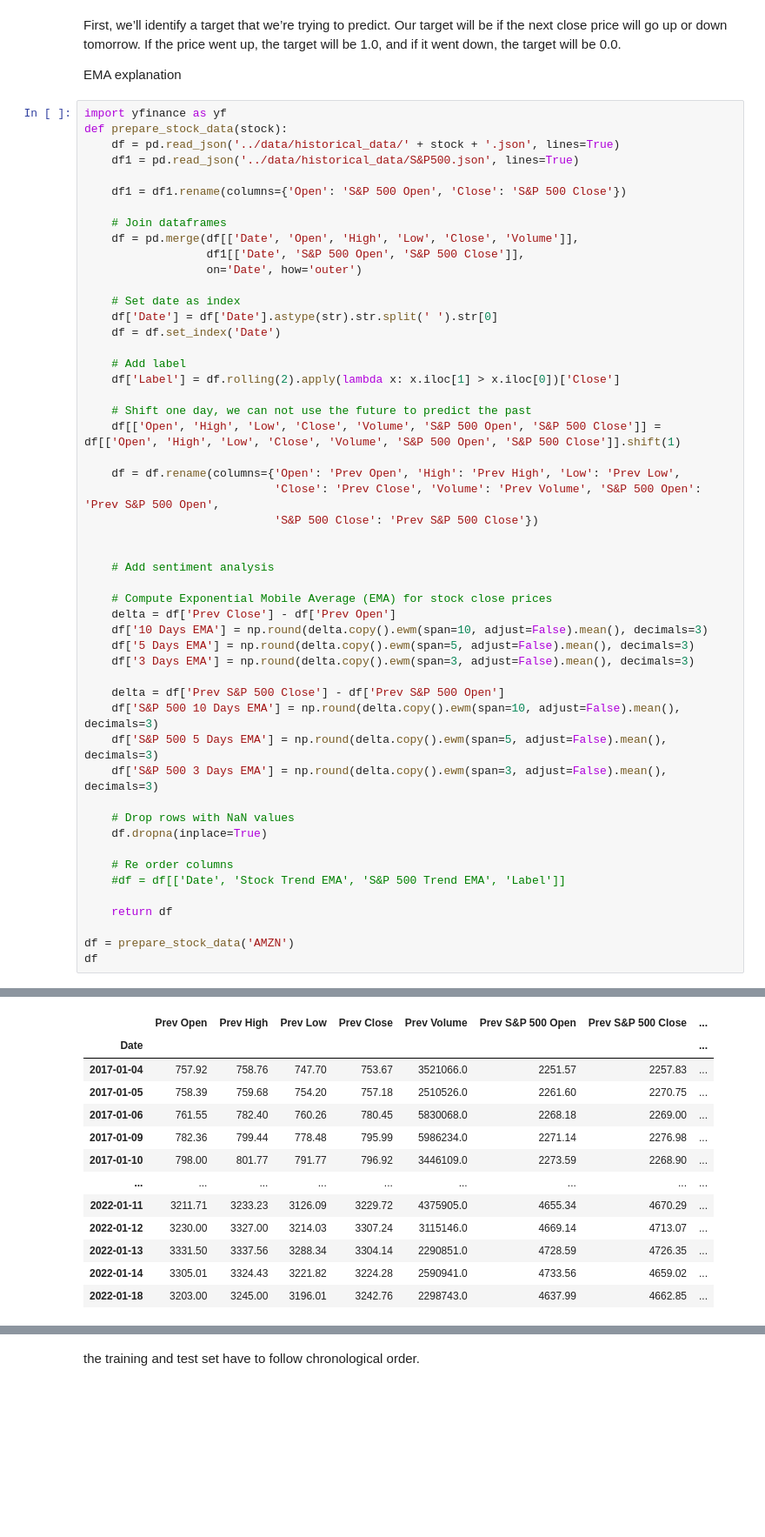
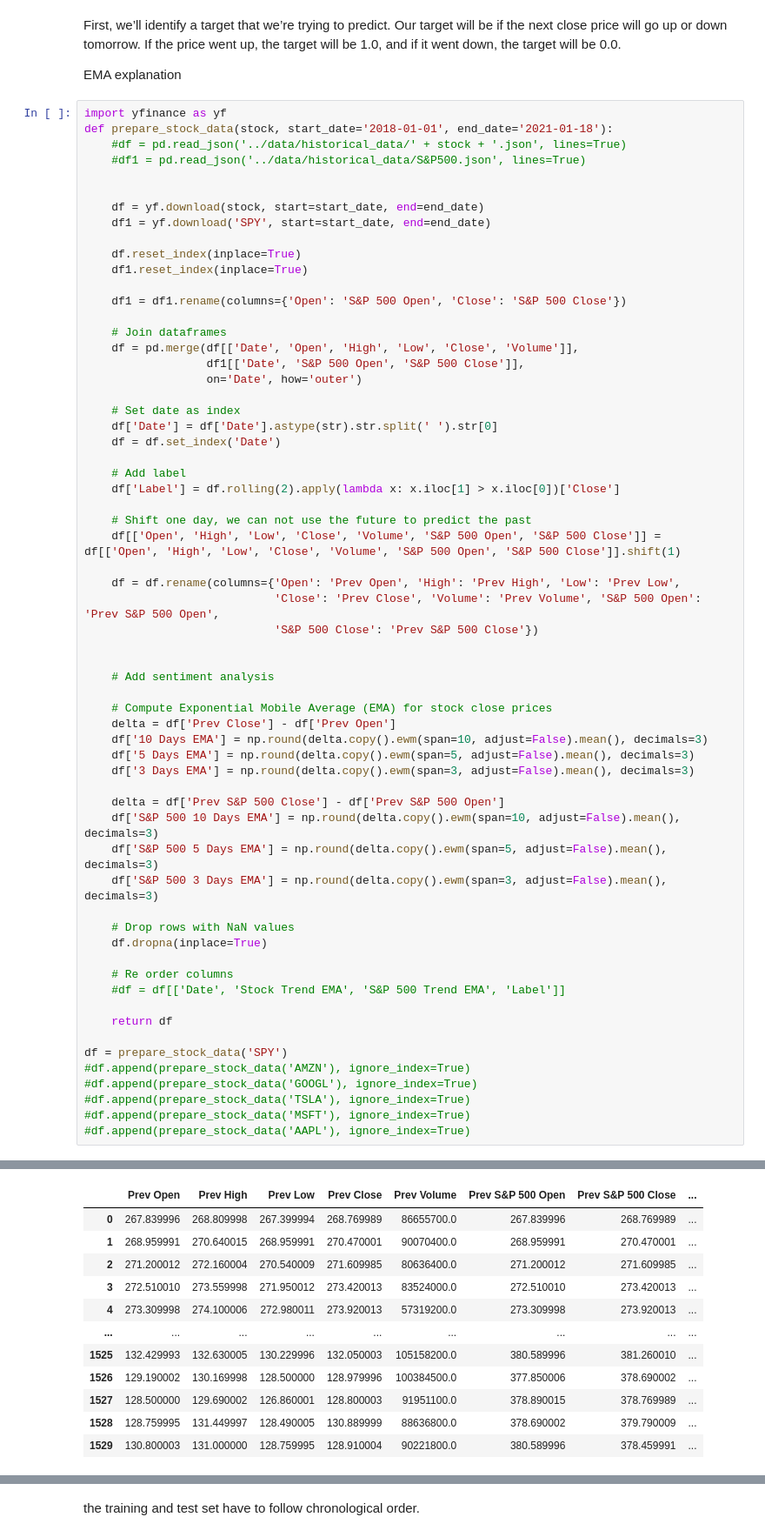
Before and after one commit to balditommaso/StockSentiment, a Jupyter notebook: training/training_stock_predictor.ipynb, the cells around one changed output, grey strips where cells are left out. Shown: that part at 87% size. Drawn from its saved outputs; the diff is of its cells as text; blank space fills up the shorter version.

```diff
--- a/training/training_stock_predictor.ipynb
+++ b/training/training_stock_predictor.ipynb
@@ -45,9 +45,16 @@ First, we’ll identify a target that we’re trying to predict. Our target will
 EMA explanation
 # %%
 import yfinance as yf
-def prepare_stock_data(stock):
-    df = pd.read_json('../data/historical_data/' + stock + '.json', lines=True)
-    df1 = pd.read_json('../data/historical_data/S&P500.json', lines=True)
+def prepare_stock_data(stock, start_date='2018-01-01', end_date='2021-01-18'):
+    #df = pd.read_json('../data/historical_data/' + stock + '.json', lines=True)
+    #df1 = pd.read_json('../data/historical_data/S&P500.json', lines=True)
+
+
+    df = yf.download(stock, start=start_date, end=end_date)
+    df1 = yf.download('SPY', start=start_date, end=end_date)
+
+    df.reset_index(inplace=True)
+    df1.reset_index(inplace=True)
 
     df1 = df1.rename(columns={'Open': 'S&P 500 Open', 'Close': 'S&P 500 Close'})
 
@@ -92,6 +99,10 @@ def prepare_stock_data(stock):
 
     return df
 
-df = prepare_stock_data('AMZN')
-df
+df = prepare_stock_data('SPY')
+#df.append(prepare_stock_data('AMZN'), ignore_index=True)
+#df.append(prepare_stock_data('GOOGL'), ignore_index=True)
+#df.append(prepare_stock_data('TSLA'), ignore_index=True)
+#df.append(prepare_stock_data('MSFT'), ignore_index=True)
+#df.append(prepare_stock_data('AAPL'), ignore_index=True)
 # %% [output]
@@ -98,13 +121,12 @@ df
 |  | Prev Open | Prev High | Prev Low | Prev Close | Prev Volume | Prev S&P 500 Open | Prev S&P 500 Close | ... |
-| Date |  |  |  |  |  |  |  | ... |
-| 2017-01-04 | 757.92 | 758.76 | 747.70 | 753.67 | 3521066.0 | 2251.57 | 2257.83 | ... |
-| 2017-01-05 | 758.39 | 759.68 | 754.20 | 757.18 | 2510526.0 | 2261.60 | 2270.75 | ... |
-| 2017-01-06 | 761.55 | 782.40 | 760.26 | 780.45 | 5830068.0 | 2268.18 | 2269.00 | ... |
-| 2017-01-09 | 782.36 | 799.44 | 778.48 | 795.99 | 5986234.0 | 2271.14 | 2276.98 | ... |
-| 2017-01-10 | 798.00 | 801.77 | 791.77 | 796.92 | 3446109.0 | 2273.59 | 2268.90 | ... |
+| 0 | 267.839996 | 268.809998 | 267.399994 | 268.769989 | 86655700.0 | 267.839996 | 268.769989 | ... |
+| 1 | 268.959991 | 270.640015 | 268.959991 | 270.470001 | 90070400.0 | 268.959991 | 270.470001 | ... |
+| 2 | 271.200012 | 272.160004 | 270.540009 | 271.609985 | 80636400.0 | 271.200012 | 271.609985 | ... |
+| 3 | 272.510010 | 273.559998 | 271.950012 | 273.420013 | 83524000.0 | 272.510010 | 273.420013 | ... |
+| 4 | 273.309998 | 274.100006 | 272.980011 | 273.920013 | 57319200.0 | 273.309998 | 273.920013 | ... |
 | ... | ... | ... | ... | ... | ... | ... | ... | ... |
-| 2022-01-11 | 3211.71 | 3233.23 | 3126.09 | 3229.72 | 4375905.0 | 4655.34 | 4670.29 | ... |
-| 2022-01-12 | 3230.00 | 3327.00 | 3214.03 | 3307.24 | 3115146.0 | 4669.14 | 4713.07 | ... |
-| 2022-01-13 | 3331.50 | 3337.56 | 3288.34 | 3304.14 | 2290851.0 | 4728.59 | 4726.35 | ... |
-| 2022-01-14 | 3305.01 | 3324.43 | 3221.82 | 3224.28 | 2590941.0 | 4733.56 | 4659.02 | ... |
-| 2022-01-18 | 3203.00 | 3245.00 | 3196.01 | 3242.76 | 2298743.0 | 4637.99 | 4662.85 | ... |
+| 1525 | 132.429993 | 132.630005 | 130.229996 | 132.050003 | 105158200.0 | 380.589996 | 381.260010 | ... |
+| 1526 | 129.190002 | 130.169998 | 128.500000 | 128.979996 | 100384500.0 | 377.850006 | 378.690002 | ... |
+| 1527 | 128.500000 | 129.690002 | 126.860001 | 128.800003 | 91951100.0 | 378.890015 | 378.769989 | ... |
+| 1528 | 128.759995 | 131.449997 | 128.490005 | 130.889999 | 88636800.0 | 378.690002 | 379.790009 | ... |
+| 1529 | 130.800003 | 131.000000 | 128.759995 | 128.910004 | 90221800.0 | 380.589996 | 378.459991 | ... |
```
Also changed, not shown: parts of 10 cells of this notebook, 5 other files.
